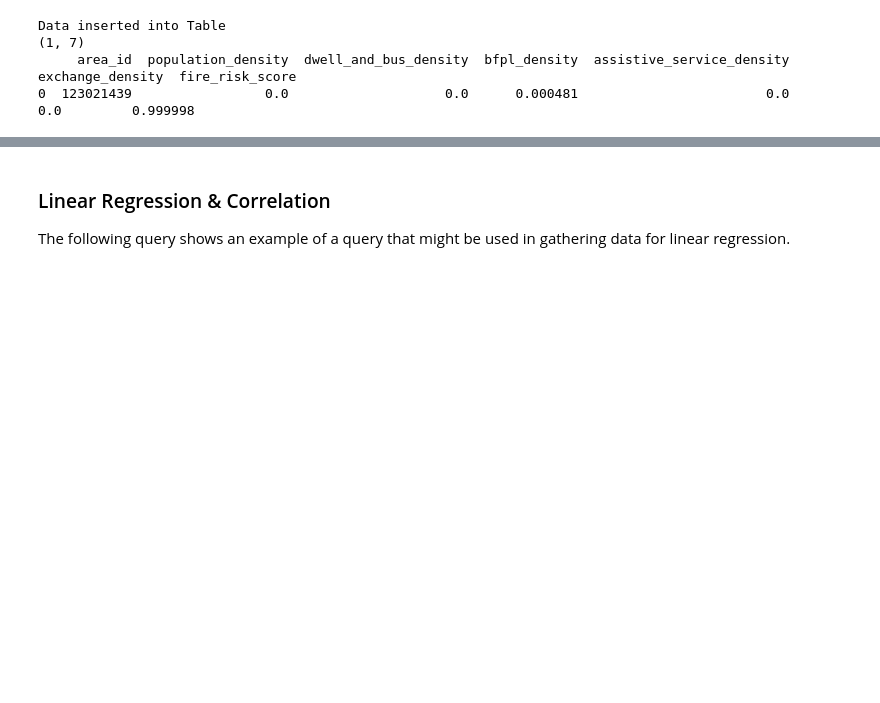
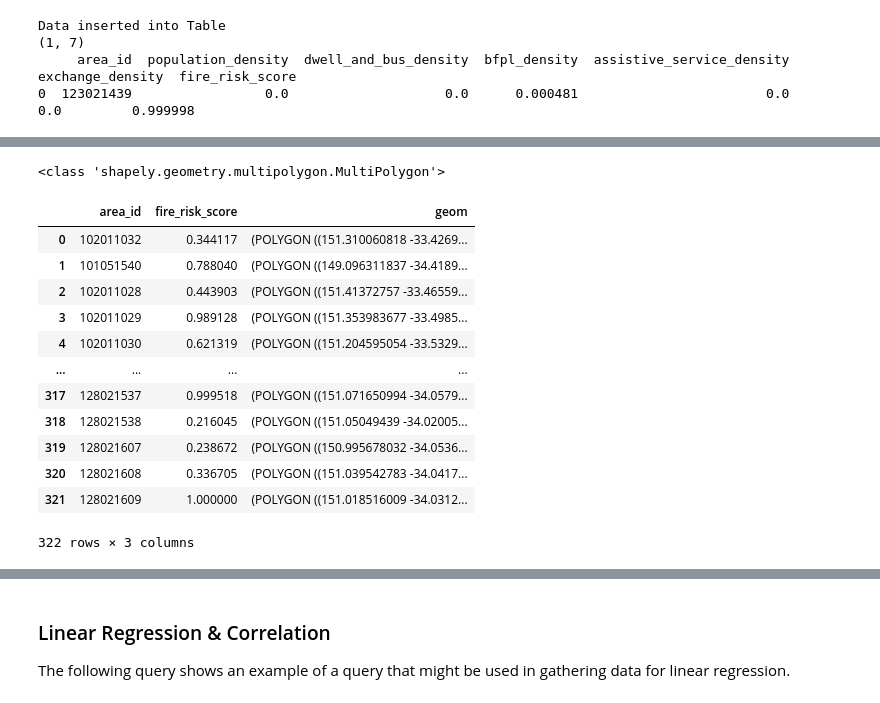
Before and after one commit to ew92/data2001_project, a Jupyter notebook: main.ipynb, the cells around one changed output, grey strips where cells are left out. Saved outputs shown, nothing was run; the diff lists cells and outputs as text; code cells hidden in the pictures; blank space fills up the shorter version.

```diff
--- a/main.ipynb
+++ b/main.ipynb
@@ -1426,0 +1493,18 @@ Data inserted into Table
+# %%
+print(type(risk_score_df.geom[0]))
+risk_score_df
+# %% [output]
+<class 'shapely.geometry.multipolygon.MultiPolygon'>
+|  | area_id | fire_risk_score | geom |
+| 0 | 102011032 | 0.344117 | (POLYGON ((151.310060818 -33.4269... |
+| 1 | 101051540 | 0.788040 | (POLYGON ((149.096311837 -34.4189... |
+| 2 | 102011028 | 0.443903 | (POLYGON ((151.41372757 -33.46559... |
+| 3 | 102011029 | 0.989128 | (POLYGON ((151.353983677 -33.4985... |
+| 4 | 102011030 | 0.621319 | (POLYGON ((151.204595054 -33.5329... |
+| ... | ... | ... | ... |
+| 317 | 128021537 | 0.999518 | (POLYGON ((151.071650994 -34.0579... |
+| 318 | 128021538 | 0.216045 | (POLYGON ((151.05049439 -34.02005... |
+| 319 | 128021607 | 0.238672 | (POLYGON ((150.995678032 -34.0536... |
+| 320 | 128021608 | 0.336705 | (POLYGON ((151.039542783 -34.0417... |
+| 321 | 128021609 | 1.000000 | (POLYGON ((151.018516009 -34.0312... |
+322 rows × 3 columns
```
Also changed, not shown: parts of 12 cells of this notebook.
